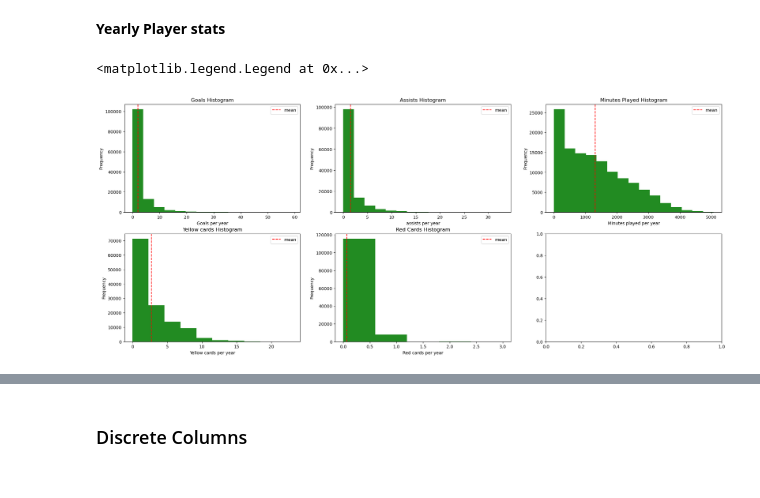
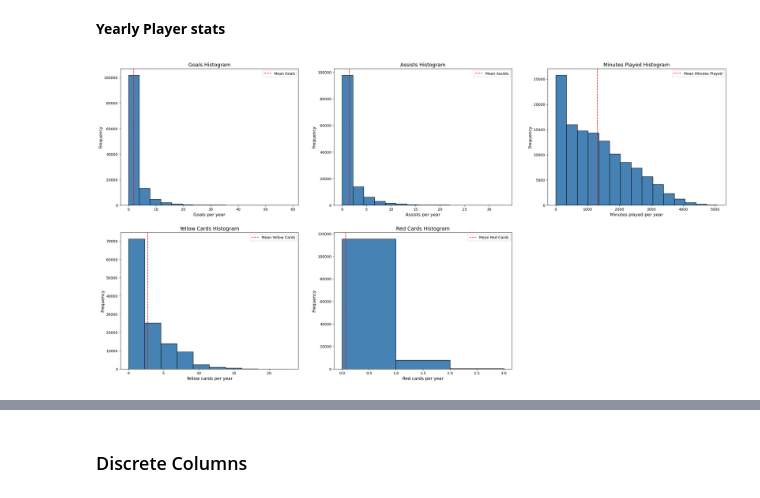
Before and after one commit to MohamedFarah12/The-Potential-Of-Football-Transfer-Valuations---Capstone-Project, a Jupyter notebook: notebooks/02-Exploratory Data Analysis.ipynb, the cells around one changed output, grey strips where cells are left out. Saved outputs shown, nothing was run; the diff lists cells and outputs as text; code cells hidden in the pictures.

```diff
--- a/notebooks/02-Exploratory Data Analysis.ipynb
+++ b/notebooks/02-Exploratory Data Analysis.ipynb
@@ -89,54 +109,59 @@ plt.legend()
 **Yearly Player stats**
 # %%
 # make a subplot frame
-plt.subplots(2,3, figsize=(25, 10))
+plt.subplots(2, 3, figsize=(30, 15))
 
-#goals
+# goals
 plt.subplot(2, 3, 1)
-plt.hist(fdf3["goals"], bins=15,color="forestgreen")
-plt.axvline(fdf3["goals"].mean(), color="red", linestyle="--", label="mean")
-plt.xlabel("Goals per year")
-plt.ylabel("Frequency")
-plt.title("Goals Histogram")
+plt.hist(fdf3["goals"], bins=15, color="steelblue", edgecolor="black")
+plt.axvline(fdf3["goals"].mean(), color="red", linestyle="--", label="Mean Goals")
+plt.xlabel("Goals per year", fontsize=12)
+plt.ylabel("Frequency", fontsize=12)
+plt.title("Goals Histogram", fontsize=14)
 plt.legend()
 
-#assists
-plt.subplot(2,3,2)
-plt.hist(fdf3["assists"],bins=15,color="forestgreen")
-plt.axvline(fdf3["assists"].mean(),color="red",linestyle="--",label="mean")
-plt.xlabel("assists per year")
-plt.ylabel("Frequency")
-plt.title("Assists Histogram")
+# assists
+plt.subplot(2, 3, 2)
+plt.hist(fdf3["assists"], bins=15, color="steelblue", edgecolor="black")
+plt.axvline(fdf3["assists"].mean(), color="red", linestyle="--", label="Mean Assists")
+plt.xlabel("Assists per year", fontsize=12)
+plt.ylabel("Frequency", fontsize=12)
+plt.title("Assists Histogram", fontsize=14)
 plt.legend()
 
-#minutes played
-plt.subplot(2,3,3)
-plt.hist(fdf3["minutes_played"],bins=15,color="forestgreen")
-plt.axvline(fdf3["minutes_played"].mean(),color="red",linestyle="--",label="mean")
-plt.xlabel("Minutes played per year")
-plt.ylabel("Frequency")
-plt.title("Minutes Played Histogram")
+# minutes played
+plt.subplot(2, 3, 3)
+plt.hist(fdf3["minutes_played"], bins=15, color="steelblue", edgecolor="black")
+plt.axvline(fdf3["minutes_played"].mean(), color="red", linestyle="--", label="Mean Minutes Played")
+plt.xlabel("Minutes played per year", fontsize=12)
+plt.ylabel("Frequency", fontsize=12)
+plt.title("Minutes Played Histogram", fontsize=14)
 plt.legend()
 
-#yellow cards
-plt.subplot(2,3,4)
-plt.hist(fdf3["yellow_cards"],bins=10,color="forestgreen")
-plt.axvline(fdf3["yellow_cards"].mean(),color="red",linestyle="--",label="mean")
-plt.xlabel("Yellow cards per year")
-plt.ylabel("Frequency")
-plt.title("Yellow cards Histogram")
+# yellow cards
+plt.subplot(2, 3, 4)
+plt.hist(fdf3["yellow_cards"], bins=10, color="steelblue", edgecolor="black")
+plt.axvline(fdf3["yellow_cards"].mean(), color="red", linestyle="--", label="Mean Yellow Cards")
+plt.xlabel("Yellow cards per year", fontsize=12)
+plt.ylabel("Frequency", fontsize=12)
+plt.title("Yellow Cards Histogram", fontsize=14)
 plt.legend()
 
-#red cards
-plt.subplot(2,3,5)
-plt.hist(fdf3["red_cards"],bins=5,color="forestgreen")
-plt.axvline(fdf3["red_cards"].mean(),color="red",linestyle="--",label="mean")
-plt.xlabel("Red cards per year")
-plt.ylabel("Frequency")
-plt.title("Red Cards Histogram")
+# red cards
+plt.subplot(2, 3, 5)
+plt.hist(fdf3["red_cards"], bins=3, color="steelblue", edgecolor="black")
+plt.axvline(fdf3["red_cards"].mean(), color="red", linestyle="--", label="Mean Red Cards")
+plt.xlabel("Red cards per year", fontsize=12)
+plt.ylabel("Frequency", fontsize=12)
+plt.title("Red Cards Histogram", fontsize=14)
 plt.legend()
+
+# hide last subplot
+plt.subplot(2, 3, 6).axis("off")
+
+# Show the subplots
+plt.show()
 # %% [output]
-<matplotlib.legend.Legend at 0x...>
-[figure, old version]
+[figure, new version]
 # %% [markdown]
 We can make several observations from this subplot:
```
Also changed, not shown: parts of 31 cells of this notebook, 4 other files.
